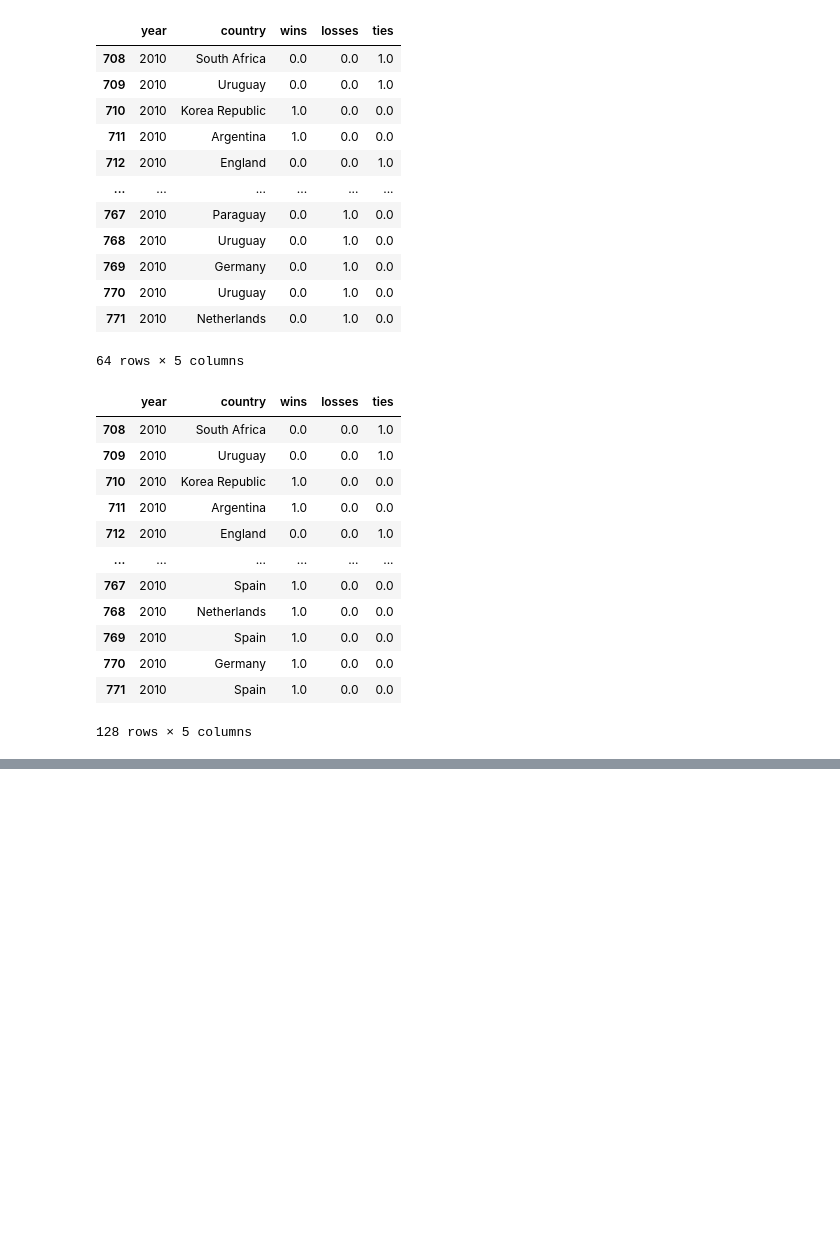
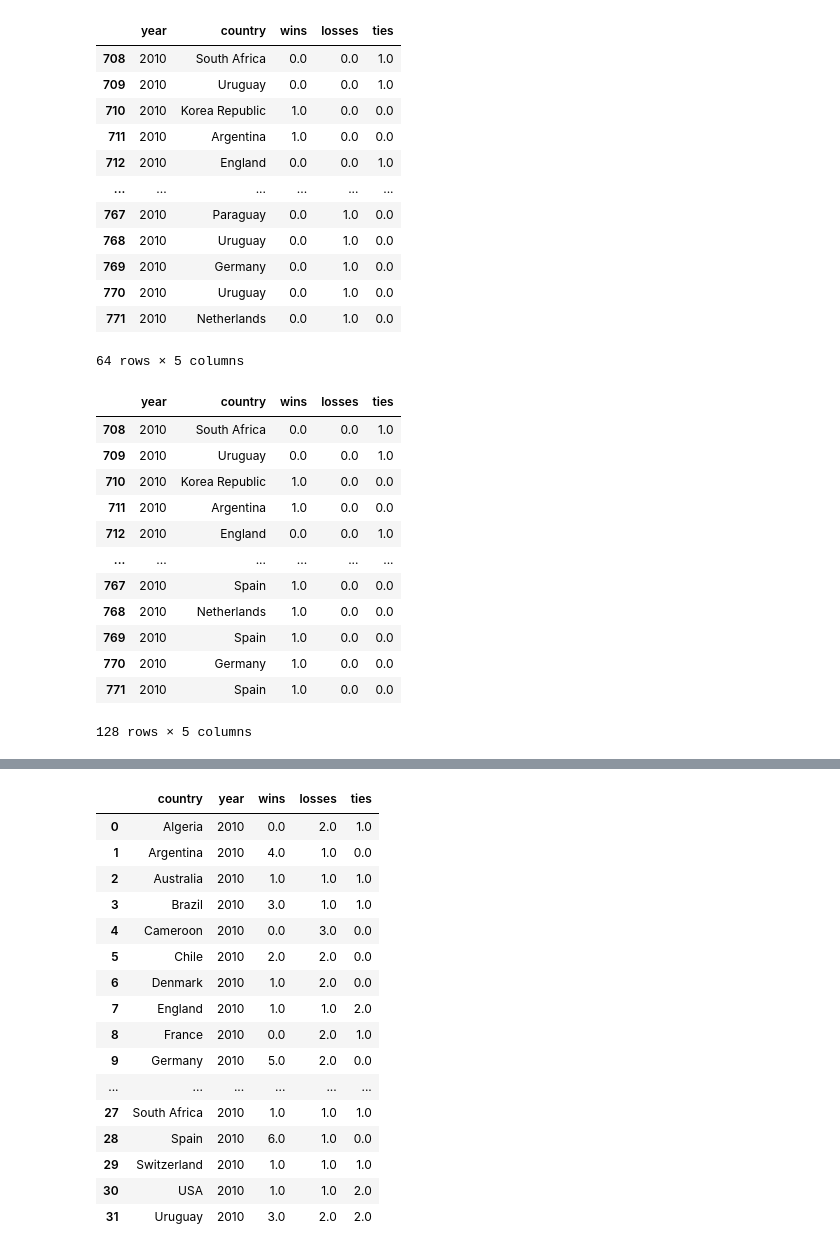
Before and after one commit to melissamemel/ETL_Project, a Jupyter notebook: worldcup.ipynb, the cells around one changed output, grey strips where cells are left out. Drawn from its saved outputs; the diff is of its cells as text; code cells hidden in the pictures; blank space fills up the shorter version.

```diff
--- a/worldcup.ipynb
+++ b/worldcup.ipynb
@@ -360,6 +360,27 @@ worldcup_data
 | Switzerland | 2010 | 1.0 | 1.0 | 1.0 |
 | USA | 2010 | 1.0 | 1.0 | 2.0 |
 | Uruguay | 2010 | 3.0 | 2.0 | 2.0 |
+# %%
+#worldcup_data =worldcup_data.reindex(drop=False)
+worldcup_data.reset_index(level='country', col_level=1)
+# %% [output]
+|  | country | year | wins | losses | ties |
+| 0 | Algeria | 2010 | 0.0 | 2.0 | 1.0 |
+| 1 | Argentina | 2010 | 4.0 | 1.0 | 0.0 |
+| 2 | Australia | 2010 | 1.0 | 1.0 | 1.0 |
+| 3 | Brazil | 2010 | 3.0 | 1.0 | 1.0 |
+| 4 | Cameroon | 2010 | 0.0 | 3.0 | 0.0 |
+| 5 | Chile | 2010 | 2.0 | 2.0 | 0.0 |
+| 6 | Denmark | 2010 | 1.0 | 2.0 | 0.0 |
+| 7 | England | 2010 | 1.0 | 1.0 | 2.0 |
+| 8 | France | 2010 | 0.0 | 2.0 | 1.0 |
+| 9 | Germany | 2010 | 5.0 | 2.0 | 0.0 |
+| ... | ... | ... | ... | ... | ... |
+| 27 | South Africa | 2010 | 1.0 | 1.0 | 1.0 |
+| 28 | Spain | 2010 | 6.0 | 1.0 | 0.0 |
+| 29 | Switzerland | 2010 | 1.0 | 1.0 | 1.0 |
+| 30 | USA | 2010 | 1.0 | 1.0 | 2.0 |
+| 31 | Uruguay | 2010 | 3.0 | 2.0 | 2.0 |
 # %%
 worldcup_data.dtypes
 # %% [output]
```
Also changed, not shown: parts of 6 cells of this notebook, 7 other files.
